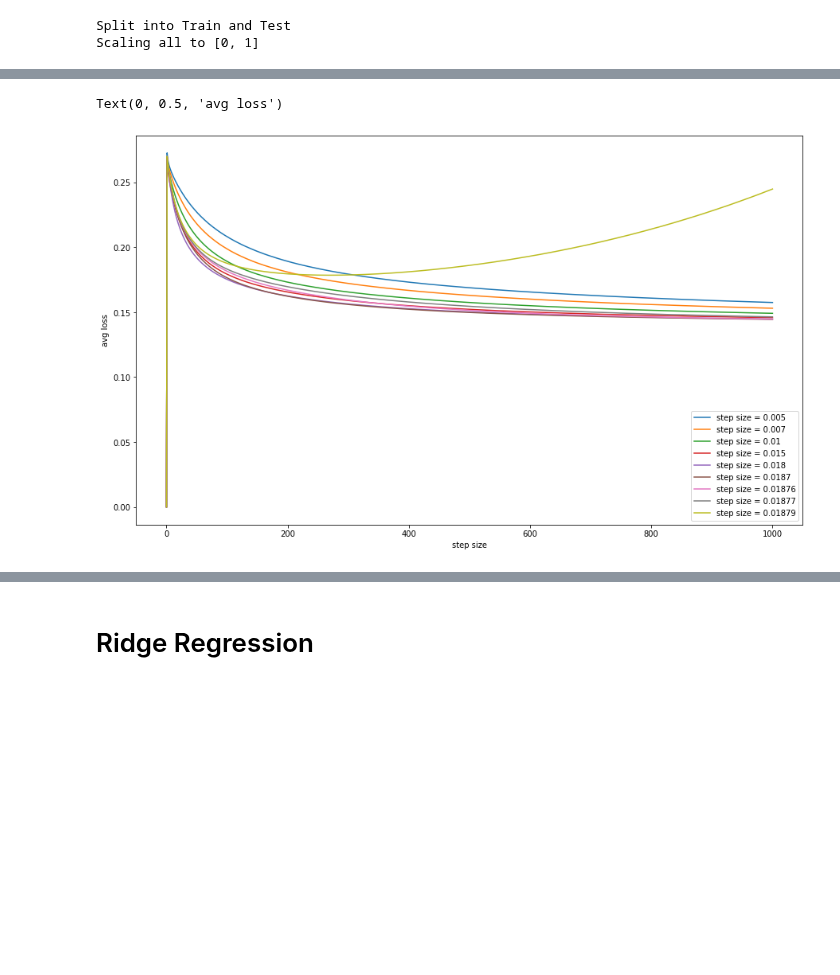
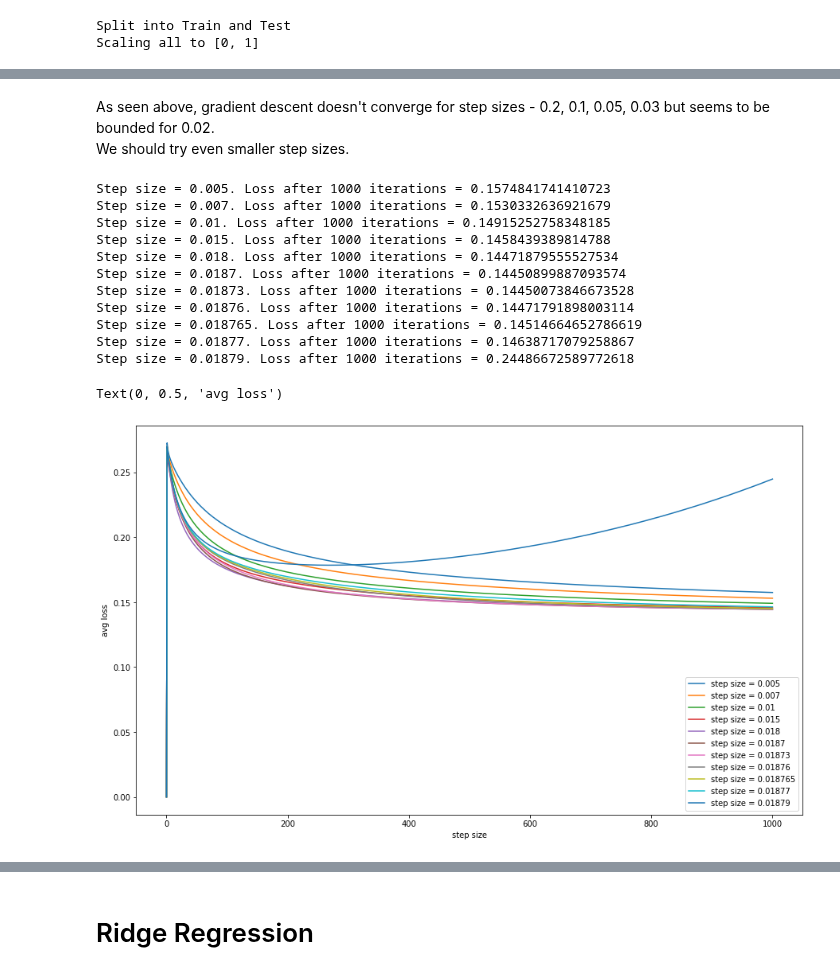
Before and after one commit to nikhilvsupekar/ml-algorithms, a Jupyter notebook: notebooks/hw2_gd_regression.ipynb, the cells around one changed output, grey strips where cells are left out. Drawn from its saved outputs; the diff is of its cells as text; code cells hidden in the pictures; blank space fills up the shorter version.

Commit message:
[DS-GA 1003][HW2] Batch Gradient Descent - observations

```diff
--- a/notebooks/hw2_gd_regression.ipynb
+++ b/notebooks/hw2_gd_regression.ipynb
@@ -361,3 +361,16 @@ X_test = np.hstack((X_test, np.ones((X_test.shape[0], 1))))  # Add bias term
 # %% [output]
 Split into Train and Test
 Scaling all to [0, 1]
+# %%
+fig, ax = plt.subplots(figsize = (15, 9))
+
+STEP_SIZES_1 = [0.2, 0.1, 0.05, 0.03, 0.02]
+num_iterations = 1000
+alpha = 0.015
+
+for step_size in STEP_SIZES_1:
+    theta, loss = batch_grad_descent(X_train, y_train, alpha=step_size, num_step=num_iterations)
+    ax.plot(list(range(num_iterations + 1)), loss, label = 'step size = ' + str(step_size))
+ax.legend()
+plt.xlabel('step size')
+plt.ylabel('avg loss')
@@ -364,24 +380,31 @@ Scaling all to [0, 1]
+# %% [markdown]
+As seen above, gradient descent doesn't converge for step sizes - 0.2, 0.1, 0.05, 0.03 but seems to be bounded for 0.02. <br>
+We should try even smaller step sizes.
 # %%
 fig, ax = plt.subplots(figsize = (15, 9))
 
-# STEP_SIZES = [0.005, 0.007, 0.009, 0.01, 0.018, 0.0185, 0.01874, 0.01876, 0.018765, 0.018783]
-STEP_SIZES_1 = [0.005, 0.007, 0.01, 0.015, 0.018, 0.0187, 0.01876, 0.01877, 0.01879]
-# avg_loss = []
-# for alpha in STEP_SIZES:
+STEP_SIZES_2 = [0.005, 0.007, 0.01, 0.015, 0.018, 0.0187, 0.01873, 0.01876, 0.018765, 0.01877, 0.01879]
 num_iterations = 1000
 alpha = 0.015
 
-# mean_vec = np.apply_along_axis(np.mean, 0, train).reshape(num_instances, 1)
-# std_vec = np.apply_along_axis(np.std, 0, train).reshape(num_instances, 1)
-# ax.plot(STEP_SIZES, avg_loss, color = 'blue', label = 'avg loss')
-# ax.set_color_cycle(['red', 'blue', 'green', 'orange', 'violet', 'brown', 'magenta', 'black'])
-
-for step_size in STEP_SIZES_1:
+for step_size in STEP_SIZES_2:
     theta, loss = batch_grad_descent(X_train, y_train, alpha=step_size, num_step=num_iterations)
     ax.plot(list(range(num_iterations + 1)), loss, label = 'step size = ' + str(step_size))
+    print('Step size = {}. Loss after 1000 iterations = {}'.format(step_size, loss[-1]))
 ax.legend()
 plt.xlabel('step size')
 plt.ylabel('avg loss')
 # %% [output]
-Text(0, 0.5, 'avg loss')
+Step size = 0.005. Loss after 1000 iterations = 0.1574841741410723
+Step size = 0.007. Loss after 1000 iterations = 0.1530332636921679
+Step size = 0.01. Loss after 1000 iterations = 0.14915252758348185
+Step size = 0.015. Loss after 1000 iterations = 0.1458439389814788
+Step size = 0.018. Loss after 1000 iterations = 0.14471879555527534
+Step size = 0.0187. Loss after 1000 iterations = 0.14450899887093574
+Step size = 0.01873. Loss after 1000 iterations = 0.14450073846673528
+Step size = 0.01876. Loss after 1000 iterations = 0.14471791898003114
+Step size = 0.018765. Loss after 1000 iterations = 0.14514664652786619
+Step size = 0.01877. Loss after 1000 iterations = 0.14638717079258867
+Step size = 0.01879. Loss after 1000 iterations = 0.24486672589772618
+Text(0, 0.5, 'avg loss')
-[figure, old version]
+[figure, new version]
```
Also changed, not shown: parts of 2 cells of this notebook.
